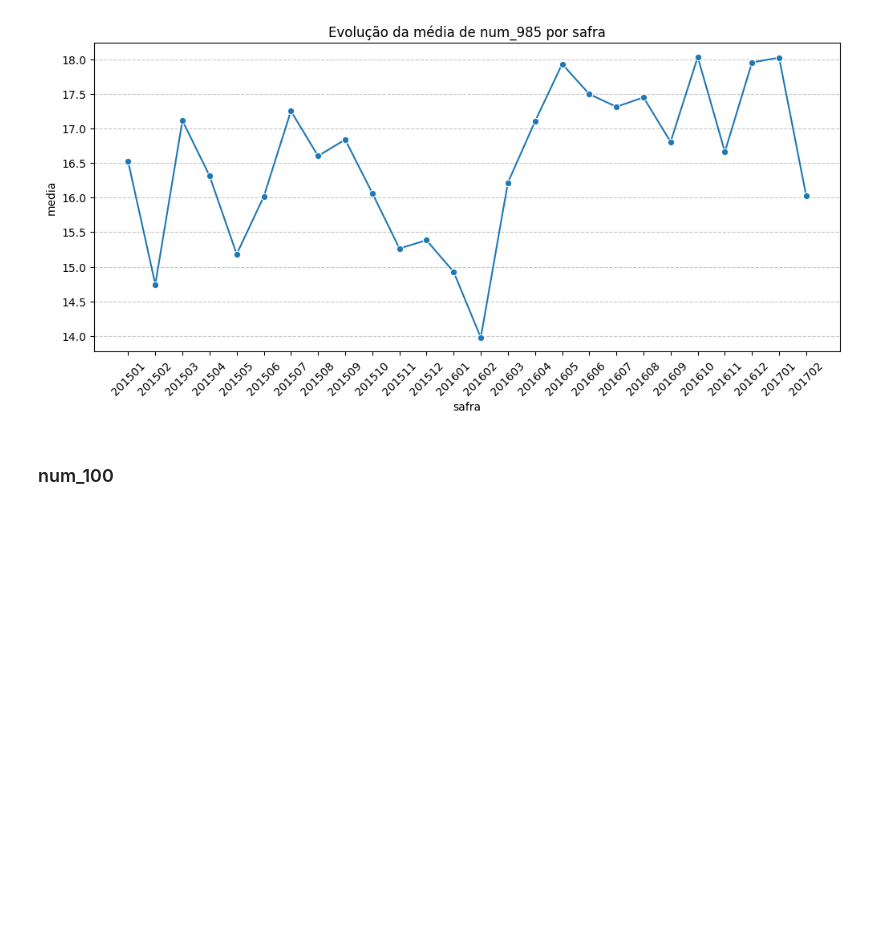
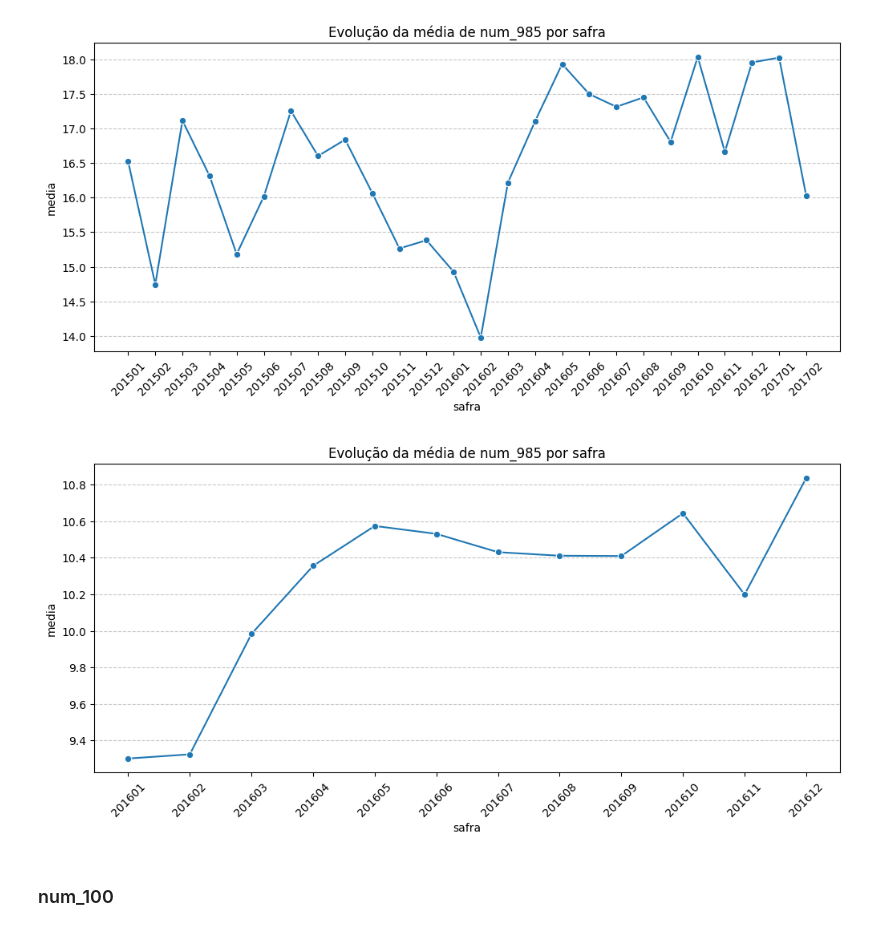
Before and after one commit to GuMauriz/datamaster, a Jupyter notebook: eda.ipynb, the cells around one changed output. Cells and saved outputs as stored; diff of their text form; code cells hidden in the pictures; blank space fills up the shorter version.

```diff
--- a/eda.ipynb
+++ b/eda.ipynb
@@ -545,6 +574,10 @@ Total de outliers (%): 8.74%
 plot_tendencia_temporal(df_logs, col_valor="num_985", col_safra="safra")
 # %% [output]
 [figure]
+# %%
+plot_tendencia_temporal(df_logs.filter((F.col("safra").between(201601, 201612)) & F.col("num_985").between(0, 43)), col_valor="num_985", col_safra="safra")
+# %% [output]
+[figure, added]
 # %% [markdown]
 ### num_100
 # %%
```
Also changed, not shown: parts of 34 cells of this notebook.
